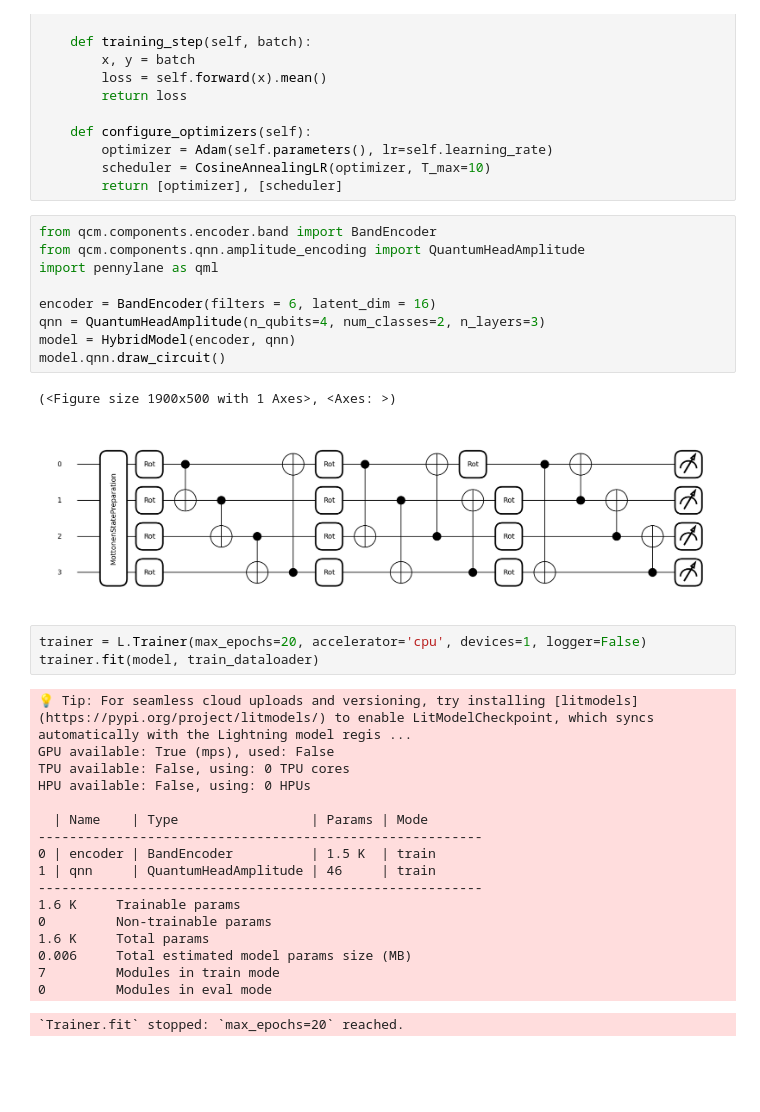
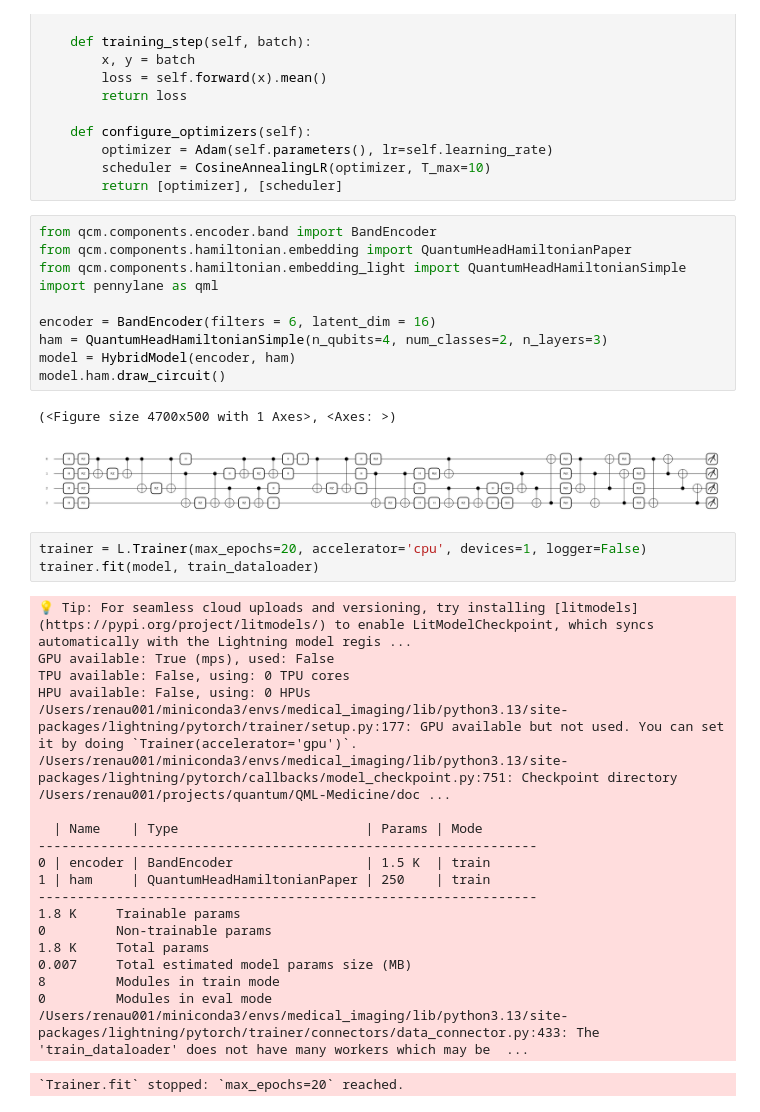
Before and after one commit to SURFQuantum/QML-Medicine, a Jupyter notebook: docs/notebooks/hybrid_hamiltonian.ipynb, the cells around one changed output. Cells and saved outputs as stored; diff of their text form; blank space fills up the shorter version.

Commit message:
vmap ham embed

```diff
--- a/docs/notebooks/hybrid_hamiltonian.ipynb
+++ b/docs/notebooks/hybrid_hamiltonian.ipynb
@@ -55,16 +55,17 @@ class HybridModel(L.LightningModule):
         return [optimizer], [scheduler]
 # %%
 from qcm.components.encoder.band import BandEncoder
-from qcm.components.qnn.amplitude_encoding import QuantumHeadAmplitude
+from qcm.components.hamiltonian.embedding import QuantumHeadHamiltonianPaper
+from qcm.components.hamiltonian.embedding_light import QuantumHeadHamiltonianSimple
 import pennylane as qml
 
 encoder = BandEncoder(filters = 6, latent_dim = 16)
-qnn = QuantumHeadAmplitude(n_qubits=4, num_classes=2, n_layers=3)
-model = HybridModel(encoder, qnn)
-model.qnn.draw_circuit()
+ham = QuantumHeadHamiltonianSimple(n_qubits=4, num_classes=2, n_layers=3)
+model = HybridModel(encoder, ham)
+model.ham.draw_circuit()
 # %% [output]
-(<Figure size 1900x500 with 1 Axes>, <Axes: >)
+(<Figure size 4700x500 with 1 Axes>, <Axes: >)
-[figure, old version]
+[figure, new version]
 # %%
 trainer = L.Trainer(max_epochs=20, accelerator='cpu', devices=1, logger=False)
 trainer.fit(model, train_dataloader)
@@ -73,16 +74,19 @@ trainer.fit(model, train_dataloader)
 GPU available: True (mps), used: False
 TPU available: False, using: 0 TPU cores
 HPU available: False, using: 0 HPUs
+/Users/renau001/miniconda3/envs/medical_imaging/lib/python3.13/site-packages/lightning/pytorch/trainer/setup.py:177: GPU available but not used. You can set it by doing `Trainer(accelerator='gpu')`.
+/Users/renau001/miniconda3/envs/medical_imaging/lib/python3.13/site-packages/lightning/pytorch/callbacks/model_checkpoint.py:751: Checkpoint directory /Users/renau001/projects/quantum/QML-Medicine/doc ...
 
-  | Name    | Type                 | Params | Mode
----------------------------------------------------------
-0 | encoder | BandEncoder          | 1.5 K  | train
-1 | qnn     | QuantumHeadAmplitude | 46     | train
----------------------------------------------------------
-1.6 K     Trainable params
+  | Name    | Type                        | Params | Mode
+----------------------------------------------------------------
+0 | encoder | BandEncoder                 | 1.5 K  | train
+1 | ham     | QuantumHeadHamiltonianPaper | 250    | train
+----------------------------------------------------------------
+1.8 K     Trainable params
 0         Non-trainable params
-1.6 K     Total params
-0.006     Total estimated model params size (MB)
-7         Modules in train mode
+1.8 K     Total params
+0.007     Total estimated model params size (MB)
+8         Modules in train mode
 0         Modules in eval mode
+/Users/renau001/miniconda3/envs/medical_imaging/lib/python3.13/site-packages/lightning/pytorch/trainer/connectors/data_connector.py:433: The 'train_dataloader' does not have many workers which may be  ...
 `Trainer.fit` stopped: `max_epochs=20` reached.
```
Also changed, not shown: parts of 1 cell of this notebook, 4 other files.
